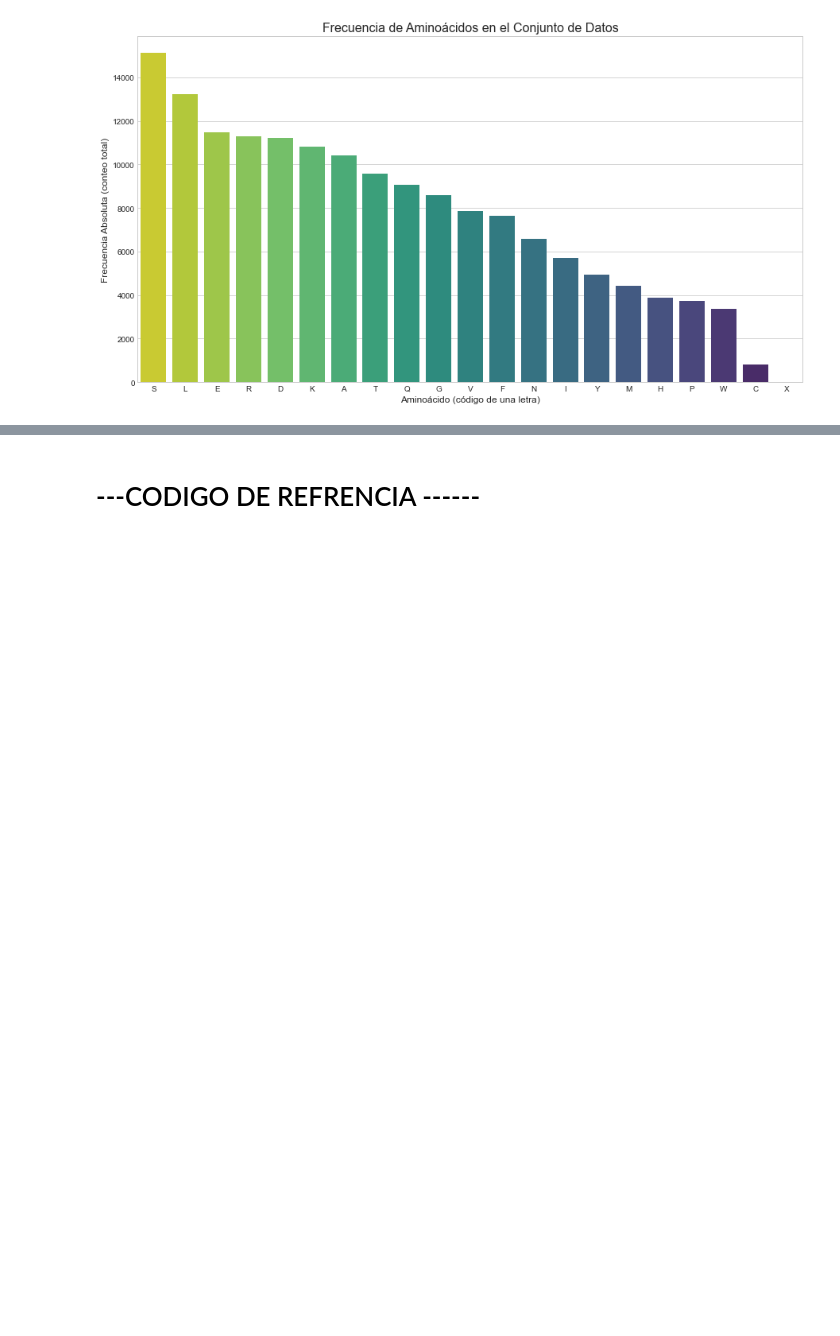
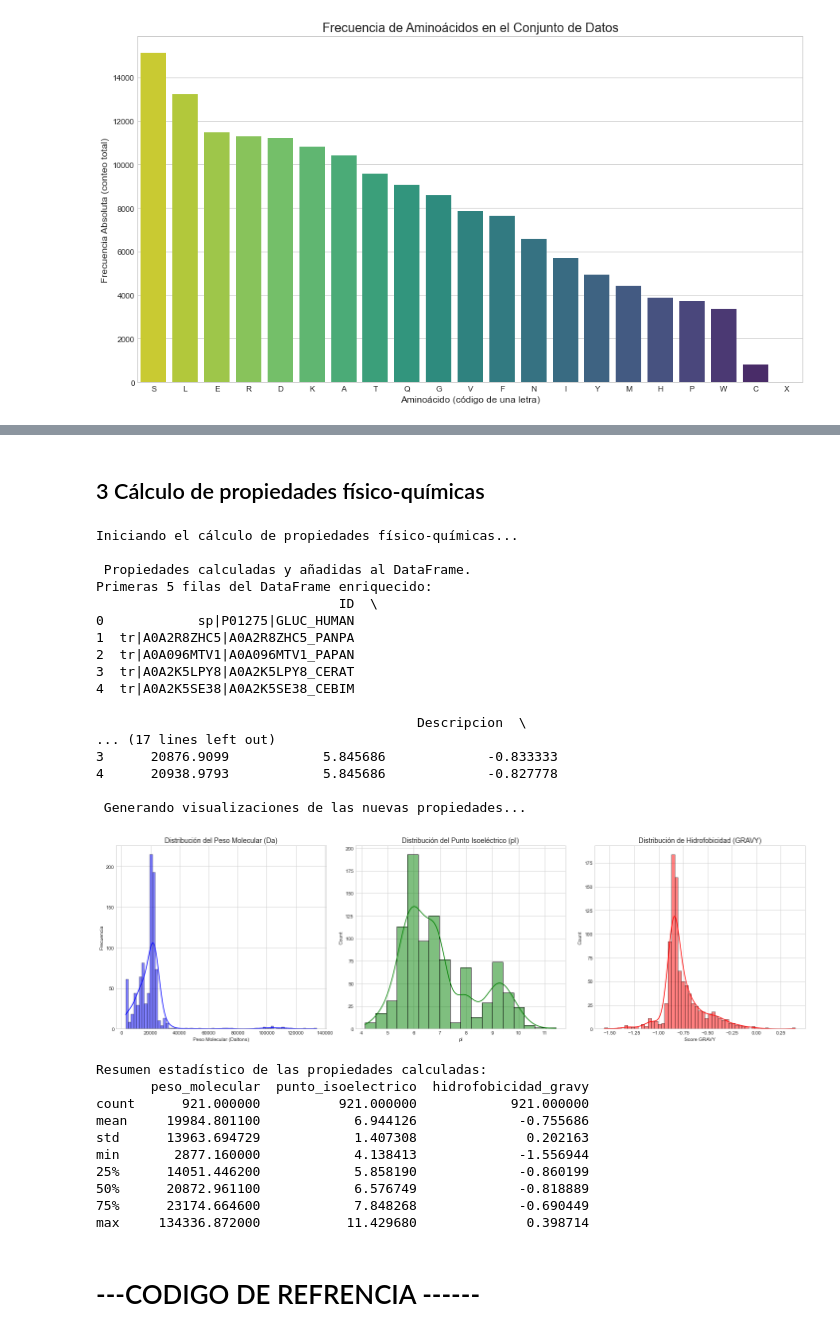
Before and after one commit to Julio21-ai/glp-1_drug_discovery, a Jupyter notebook: notebooks/Avance 1.ipynb, the cells around one changed output, grey strips where cells are left out. Cells and saved outputs as stored; diff of their text form; code cells hidden in the pictures; blank space fills up the shorter version.

Commit message:
agregado analisis de peso molecular

```diff
--- a/notebooks/Avance 1.ipynb
+++ b/notebooks/Avance 1.ipynb
@@ -446,6 +473,79 @@ Passing `palette` without assigning `hue` is deprecated and will be removed in v
 | X       | Any                                             |
 | *       | Translation stop                                |
 | -       | Gap of indeterminate length                     |
+# %% [markdown]
+## 3 Cálculo de propiedades físico-químicas
+# %%
+print("Iniciando el cálculo de propiedades físico-químicas...")
+
+propiedades_df = df_peptidos_unicos['Secuencia'].apply(lambda seq: pd.Series(property_calculation(seq)))
+
+
+df_analisis = pd.concat([df_peptidos_unicos, propiedades_df], axis=1)
+
+print("\n Propiedades calculadas y añadidas al DataFrame.")
+print("Primeras 5 filas del DataFrame enriquecido:")
+print(df_analisis.head())
+
+
+# distribución de nuevas propiedades
+print("\n Generando visualizaciones de las nuevas propiedades...")
+
+# estilo de los gráficos
+plt.style.use('seaborn-v0_8-whitegrid')
+fig, axes = plt.subplots(1, 3, figsize=(20, 6))
+
+# Histograma del Peso Molecular
+sns.histplot(df_analisis['peso_molecular'].dropna(), kde=True, ax=axes[0], color='blue')
+axes[0].set_title('Distribución del Peso Molecular (Da)', fontsize=14)
+axes[0].set_xlabel('Peso Molecular (Daltons)')
+axes[0].set_ylabel('Frecuencia')
+
+# Histograma del Punto Isoeléctrico (pI)
+sns.histplot(df_analisis['punto_isoelectrico'].dropna(), kde=True, ax=axes[1], color='green')
+axes[1].set_title('Distribución del Punto Isoeléctrico (pI)', fontsize=14)
+axes[1].set_xlabel('pI')
+
+# Histograma del Score GRAVY (Hidrofobicidad)
+sns.histplot(df_analisis['hidrofobicidad_gravy'].dropna(), kde=True, ax=axes[2], color='red')
+axes[2].set_title('Distribución de Hidrofobicidad (GRAVY)', fontsize=14)
+axes[2].set_xlabel('Score GRAVY')
+
+plt.tight_layout()
+plt.show()
+
+# 5. (Opcional) Resumen estadístico de las nuevas columnas
+print("\nResumen estadístico de las propiedades calculadas:")
+print(df_analisis[['peso_molecular', 'punto_isoelectrico', 'hidrofobicidad_gravy']].describe())
+# %% [output]
+Iniciando el cálculo de propiedades físico-químicas...
+
+ Propiedades calculadas y añadidas al DataFrame.
+Primeras 5 filas del DataFrame enriquecido:
+                               ID  \
+0            sp|P01275|GLUC_HUMAN
+1  tr|A0A2R8ZHC5|A0A2R8ZHC5_PANPA
+2  tr|A0A096MTV1|A0A096MTV1_PAPAN
+3  tr|A0A2K5LPY8|A0A2K5LPY8_CERAT
+4  tr|A0A2K5SE38|A0A2K5SE38_CEBIM
+
+                                         Descripcion  \
+... (17 lines left out)
+3      20876.9099            5.845686             -0.833333
+4      20938.9793            5.845686             -0.827778
+
+ Generando visualizaciones de las nuevas propiedades...
+[figure, added]
+Resumen estadístico de las propiedades calculadas:
+       peso_molecular  punto_isoelectrico  hidrofobicidad_gravy
+count      921.000000          921.000000            921.000000
+mean     19984.801100            6.944126             -0.755686
+std      13963.694729            1.407308              0.202163
+min       2877.160000            4.138413             -1.556944
+25%      14051.446200            5.858190             -0.860199
+50%      20872.961100            6.576749             -0.818889
+75%      23174.664600            7.848268             -0.690449
+max     134336.872000           11.429680              0.398714
 # %% [markdown]
 # ---CODIGO DE REFRENCIA ------
 # %%
```
Also changed, not shown: parts of 5 cells of this notebook.
